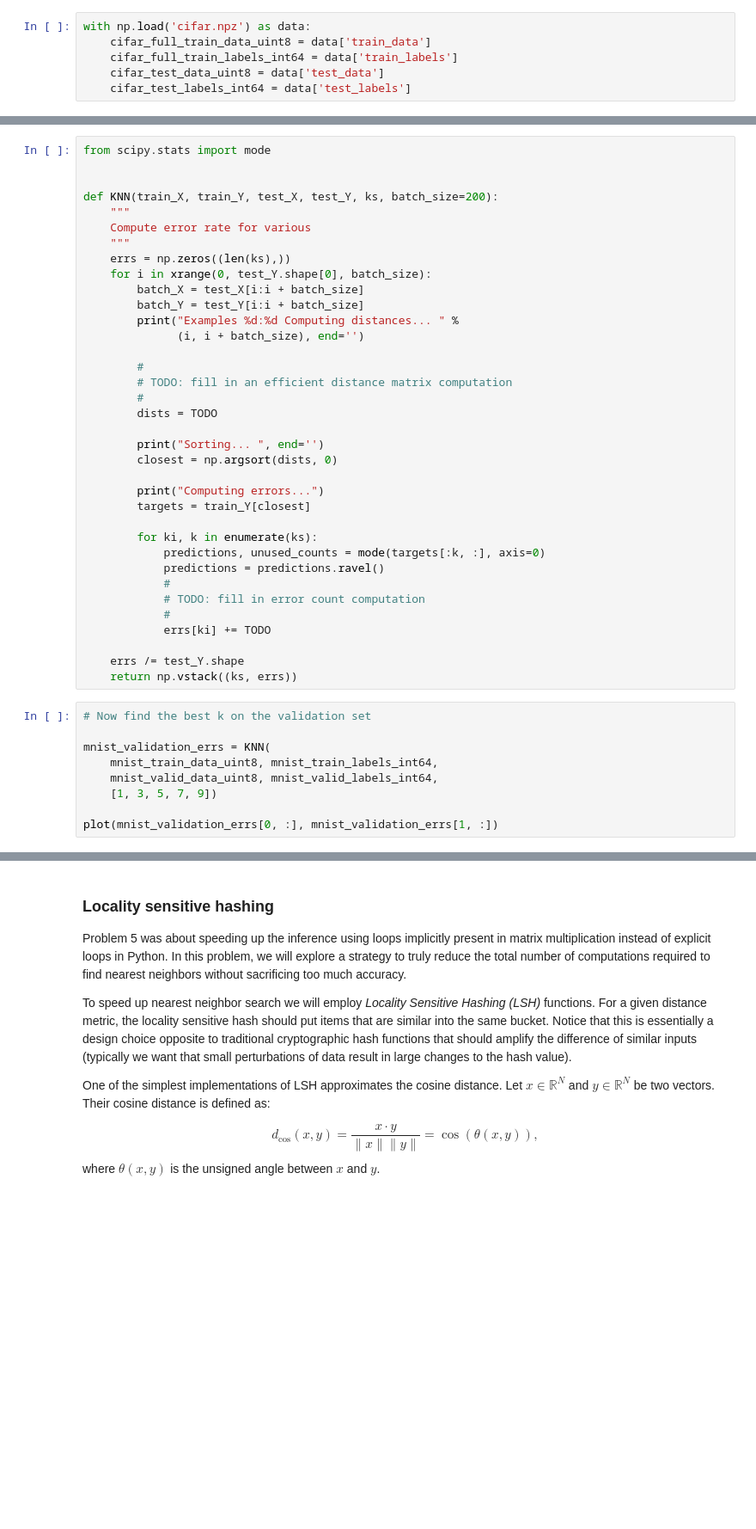
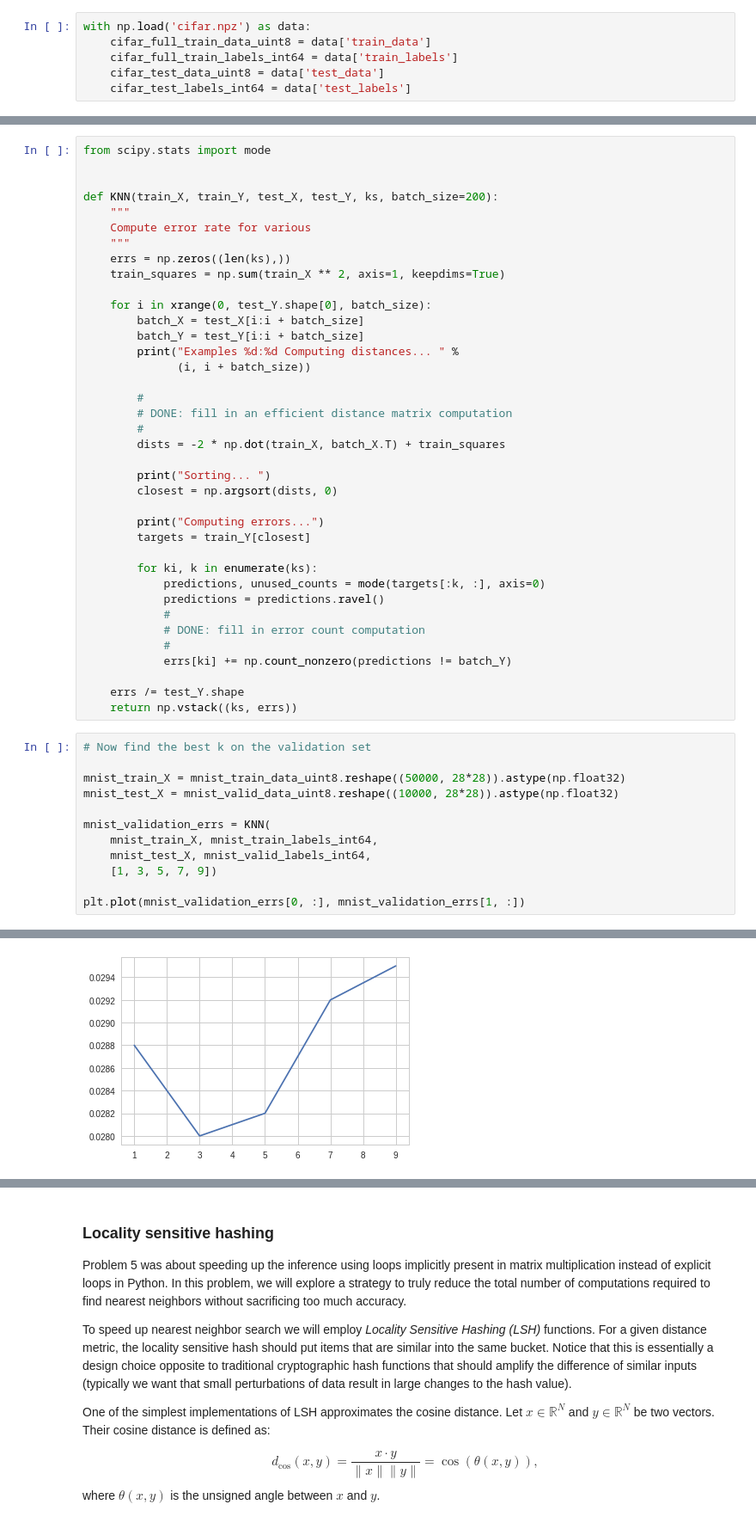
Before and after one commit to samorr/nn_assignments, a Jupyter notebook: assignment1/Assignment1.ipynb, the cells around one changed output, grey strips where cells are left out. Shown at 86% size. Cells and saved outputs as stored; diff of their text form; blank space fills up the shorter version.

```diff
--- a/assignment1/Assignment1.ipynb
+++ b/assignment1/Assignment1.ipynb
@@ -436,18 +549,20 @@ def KNN(train_X, train_Y, test_X, test_Y, ks, batch_size=200):
     Compute error rate for various
     """
     errs = np.zeros((len(ks),))
+    train_squares = np.sum(train_X ** 2, axis=1, keepdims=True)
+
     for i in xrange(0, test_Y.shape[0], batch_size):
         batch_X = test_X[i:i + batch_size]
         batch_Y = test_Y[i:i + batch_size]
         print("Examples %d:%d Computing distances... " %
-              (i, i + batch_size), end='')
+              (i, i + batch_size))
 
         #
-        # TODO: fill in an efficient distance matrix computation
+        # DONE: fill in an efficient distance matrix computation
         #
-        dists = TODO
+        dists = -2 * np.dot(train_X, batch_X.T) + train_squares
 
-        print("Sorting... ", end='')
+        print("Sorting... ")
         closest = np.argsort(dists, 0)
 
         print("Computing errors...")
@@ -457,18 +572,22 @@ def KNN(train_X, train_Y, test_X, test_Y, ks, batch_size=200):
             predictions, unused_counts = mode(targets[:k, :], axis=0)
             predictions = predictions.ravel()
             #
-            # TODO: fill in error count computation
+            # DONE: fill in error count computation
             #
-            errs[ki] += TODO
+            errs[ki] += np.count_nonzero(predictions != batch_Y)
 
     errs /= test_Y.shape
     return np.vstack((ks, errs))
 # %%
 # Now find the best k on the validation set
 
+mnist_train_X = mnist_train_data_uint8.reshape((50000, 28*28)).astype(np.float32)
+mnist_test_X = mnist_valid_data_uint8.reshape((10000, 28*28)).astype(np.float32)
+
 mnist_validation_errs = KNN(
-    mnist_train_data_uint8, mnist_train_labels_int64,
-    mnist_valid_data_uint8, mnist_valid_labels_int64,
+    mnist_train_X, mnist_train_labels_int64,
+    mnist_test_X, mnist_valid_labels_int64,
     [1, 3, 5, 7, 9])
 
-plot(mnist_validation_errs[0, :], mnist_validation_errs[1, :])
+plt.plot(mnist_validation_errs[0, :], mnist_validation_errs[1, :])
+# %% [output]
@@ -475,3 +612,4 @@ plot(mnist_validation_errs[0, :], mnist_validation_errs[1, :])
+[figure, added]
 # %%
 # Now use the best k to compute the test error
 
```
Also changed, not shown: parts of 25 cells of this notebook.
